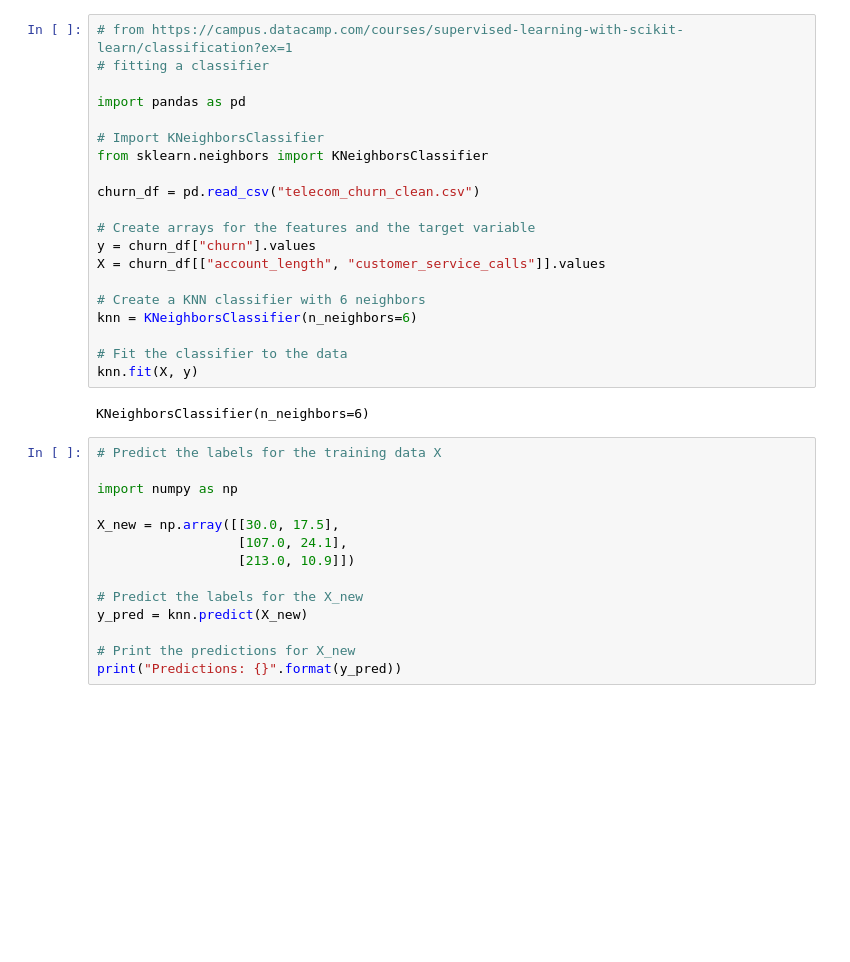
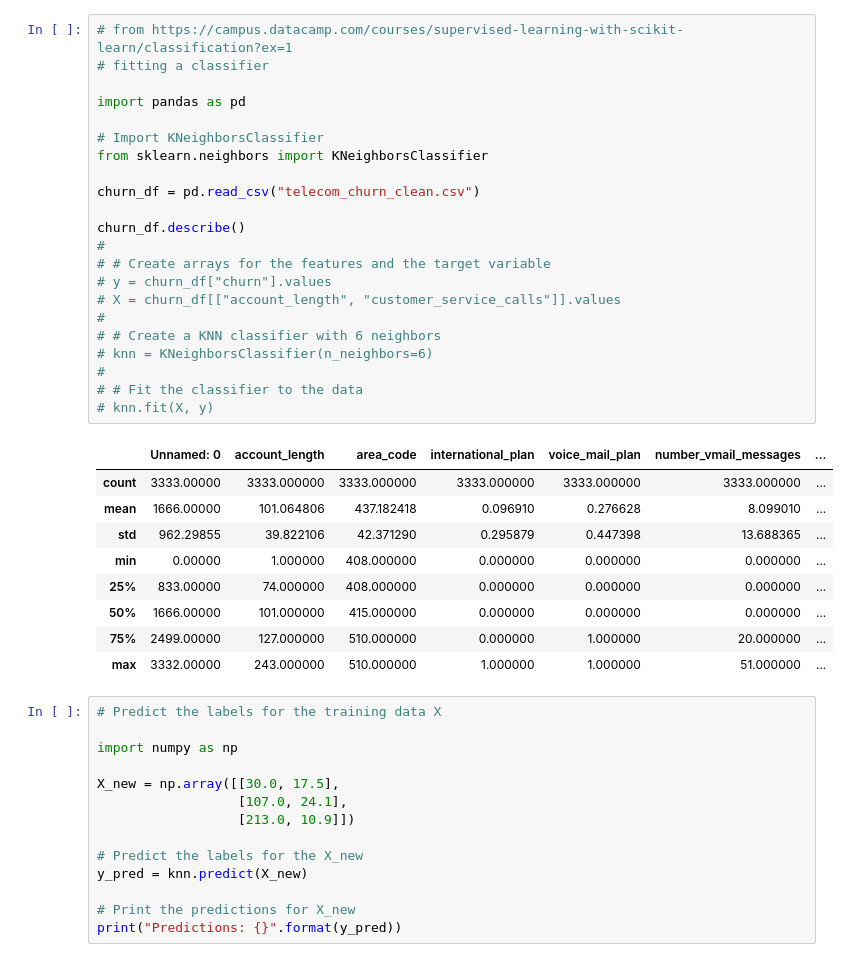
Before and after one commit to farvic/python-datascience, a Jupyter notebook: machine-learning-track/1 - supervised learning/chapter1_classification.ipynb, the cells around one changed output. Saved outputs shown, nothing was run; the diff lists cells and outputs as text; blank space fills up the shorter version.

```diff
--- a/machine-learning-track/1 - supervised learning/chapter1_classification.ipynb
+++ b/machine-learning-track/1 - supervised learning/chapter1_classification.ipynb
@@ -1,25 +1,35 @@
 # %%
 # from https://campus.datacamp.com/courses/supervised-learning-with-scikit-learn/classification?ex=1
 # fitting a classifier
 
 import pandas as pd
 
 # Import KNeighborsClassifier
 from sklearn.neighbors import KNeighborsClassifier
 
 churn_df = pd.read_csv("telecom_churn_clean.csv")
 
-# Create arrays for the features and the target variable
-y = churn_df["churn"].values
-X = churn_df[["account_length", "customer_service_calls"]].values
-
-# Create a KNN classifier with 6 neighbors
-knn = KNeighborsClassifier(n_neighbors=6)
-
-# Fit the classifier to the data
-knn.fit(X, y)
+churn_df.describe()
+#
+# # Create arrays for the features and the target variable
+# y = churn_df["churn"].values
+# X = churn_df[["account_length", "customer_service_calls"]].values
+#
+# # Create a KNN classifier with 6 neighbors
+# knn = KNeighborsClassifier(n_neighbors=6)
+#
+# # Fit the classifier to the data
+# knn.fit(X, y)
 # %% [output]
-KNeighborsClassifier(n_neighbors=6)
+|  | Unnamed: 0 | account_length | area_code | international_plan | voice_mail_plan | number_vmail_messages | ... |
+| count | 3333.00000 | 3333.000000 | 3333.000000 | 3333.000000 | 3333.000000 | 3333.000000 | ... |
+| mean | 1666.00000 | 101.064806 | 437.182418 | 0.096910 | 0.276628 | 8.099010 | ... |
+| std | 962.29855 | 39.822106 | 42.371290 | 0.295879 | 0.447398 | 13.688365 | ... |
+| min | 0.00000 | 1.000000 | 408.000000 | 0.000000 | 0.000000 | 0.000000 | ... |
+| 25% | 833.00000 | 74.000000 | 408.000000 | 0.000000 | 0.000000 | 0.000000 | ... |
+| 50% | 1666.00000 | 101.000000 | 415.000000 | 0.000000 | 0.000000 | 0.000000 | ... |
+| 75% | 2499.00000 | 127.000000 | 510.000000 | 0.000000 | 1.000000 | 20.000000 | ... |
+| max | 3332.00000 | 243.000000 | 510.000000 | 1.000000 | 1.000000 | 51.000000 | ... |
 # %%
 # Predict the labels for the training data X
 
```
Also changed, not shown: 8 other files.
